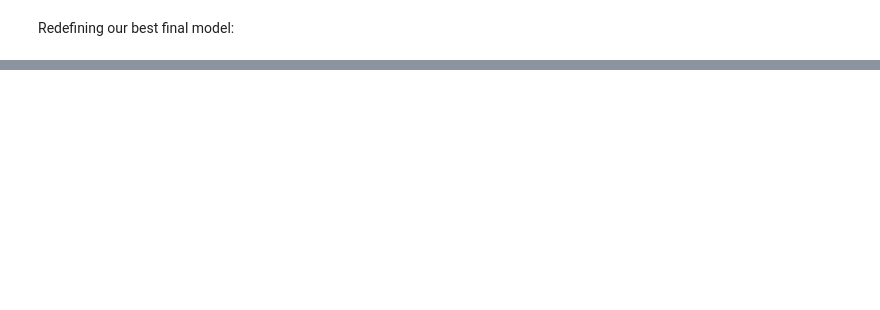
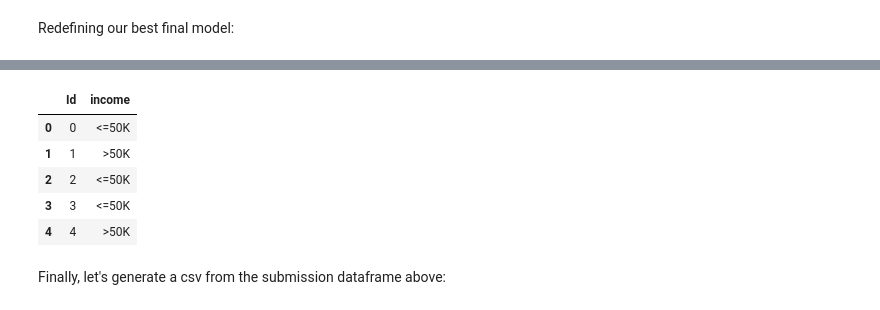
Before and after one commit to jaehnri/PMR3508, a Jupyter notebook: EP1/ep1.ipynb, the cells around one changed output, grey strips where cells are left out. Cells and saved outputs as stored; diff of their text form; code cells hidden in the pictures; blank space fills up the shorter version.

```diff
--- a/EP1/ep1.ipynb
+++ b/EP1/ep1.ipynb
@@ -277,6 +285,10 @@ As we decided to keep the unknown occupations and workclasses, let's replace the
 # %%
 train_data['occupation'].fillna('Unknown', inplace = True)
 train_data['workclass'].fillna('Unknown', inplace  = True)
+
+test_data['occupation'].fillna('Unknown', inplace = True)
+test_data['workclass'].fillna('Unknown', inplace  = True)
+
 train_data['workclass'].value_counts()
 # %% [output]
 Private             22696
@@ -297,7 +309,7 @@ Our first step will consist in the division of our set between features and labe
 Y_train = train_data.pop("income")
 X_train = train_data
 
-X_test = test_data
+X_kaggle_test = test_data
 
 X_train.head()
 # %% [output]
@@ -341,6 +353,6 @@ preprocessor = ColumnTransformer(transformers = [
 Finally, we call apply the transformer to our dataset:
 # %%
 X_train = preprocessor.fit_transform(X_train)
-X_test = preprocessor.transform(X_test)
+X_kaggle_test = preprocessor.fit_transform(X_kaggle_test)
 # %% [markdown]
 In the following cell, we will split the train data between train and test. We are doing so in a manner that 80% of the entries are reserved for training and 20% for testing. Also, we are using a seed 61 (the author's hash number) so it is reproducible for the teaching assistant, professor or other colleagues studying this notebook.
@@ -395,0 +435,14 @@ Finally, it is important to measure the error rates, accuracy and precision of o
+# %%
+predictions = knn_classifier.predict(X_kaggle_test)
+
+submission_df = pd.DataFrame(list(zip(test_data.index, predictions)), columns = ['Id', 'income'])
+submission_df.head()
+# %% [output]
+|  | Id | income |
+| 0 | 0 | <=50K |
+| 1 | 1 | >50K |
+| 2 | 2 | <=50K |
+| 3 | 3 | <=50K |
+| 4 | 4 | >50K |
+# %% [markdown]
+Finally, let's generate a csv from the submission dataframe above:
```
Also changed, not shown: parts of 19 cells of this notebook.
